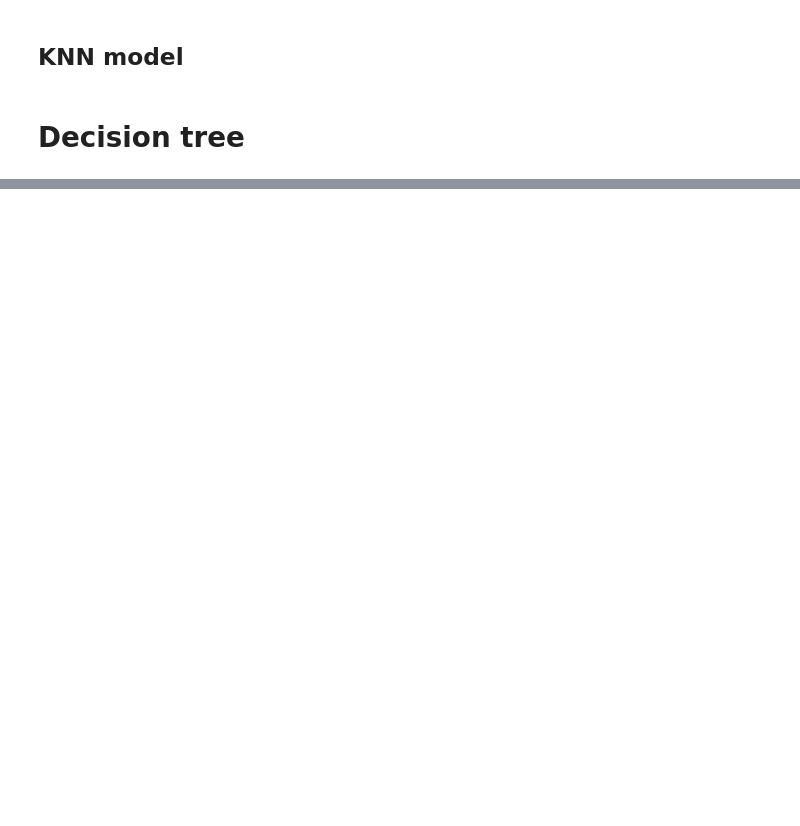
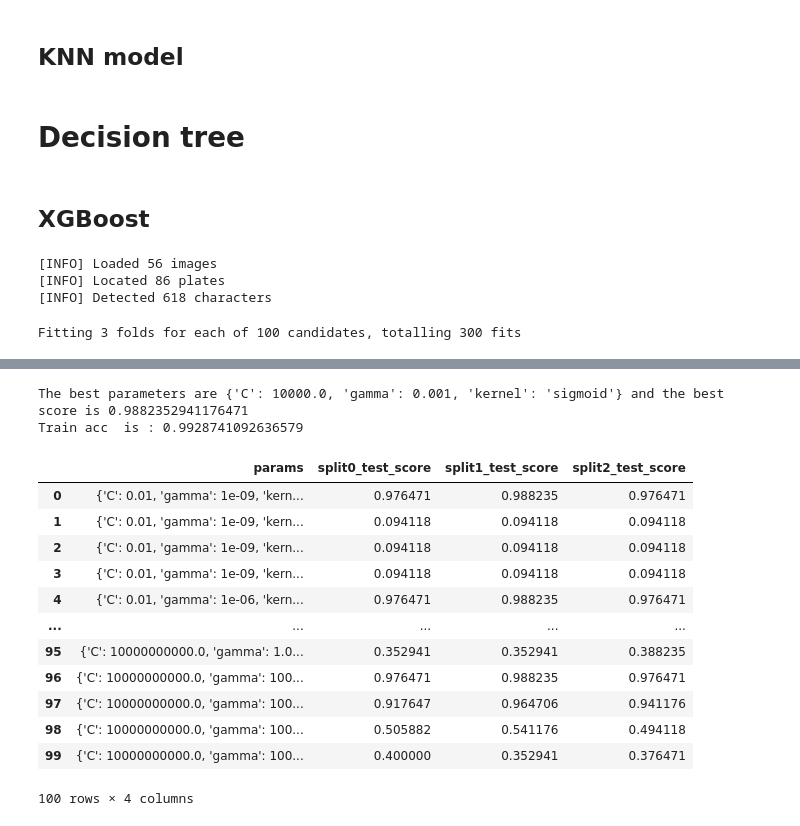
Before and after one commit to Stebf-22/PSIV, a Jupyter notebook: 01-Car_license_detection/Models.ipynb, the cells around one changed output, grey strips where cells are left out. Drawn from its saved outputs; the diff is of its cells as text; code cells hidden in the pictures; blank space fills up the shorter version.

```diff
--- a/01-Car_license_detection/Models.ipynb
+++ b/01-Car_license_detection/Models.ipynb
@@ -159 +183,3 @@ class DTCHandler:
         return self.model.predict(X)
+# %% [markdown]
+## XGBoost
@@ -159,0 +233,29 @@ class DTCHandler:
+# %%
+locator = PlateLocator()
+dataset, names = locator.get_dataset(get_data('data'), 56)
+idx_to_letters = {x: y for x, y in enumerate('WLGVJNBX7853MSDH6C421R90YTFK')}
+X_data = []
+y_data = []
+n_Test = 10
+i = 0
+for element,name in zip(dataset[:len(dataset) - n_Test],names):
+    name_ = name.split('/')[1].replace('.jpg','')
+    for detection in element:
+        if len(detection) == 7:
+            for image,letter in zip(detection, name_) :
+                if letter == 'P':
+                    X_data.append(image)
+                    y_data.append(letter)
+                X_data.append(image)
+                y_data.append(letter)
+# %% [output]
+[INFO] Loaded 56 images
+[INFO] Located 86 plates
+[INFO] Detected 618 characters
+# %%
+# SVC
+svc = SVMCHandler(np.array(X_data), np.array(y_data), n_splits = 3)
+svc.fit(True, True)
+svc.df_Grid()
+# %% [output]
+Fitting 3 folds for each of 100 candidates, totalling 300 fits
@@ -159,0 +267,15 @@ class DTCHandler:
+The best parameters are {'C': 10000.0, 'gamma': 0.001, 'kernel': 'sigmoid'} and the best score is 0.9882352941176471
+Train acc  is : 0.9928741092636579
+|  | params | split0_test_score | split1_test_score | split2_test_score |
+| 0 | {'C': 0.01, 'gamma': 1e-09, 'kern... | 0.976471 | 0.988235 | 0.976471 |
+| 1 | {'C': 0.01, 'gamma': 1e-09, 'kern... | 0.094118 | 0.094118 | 0.094118 |
+| 2 | {'C': 0.01, 'gamma': 1e-09, 'kern... | 0.094118 | 0.094118 | 0.094118 |
+| 3 | {'C': 0.01, 'gamma': 1e-09, 'kern... | 0.094118 | 0.094118 | 0.094118 |
+| 4 | {'C': 0.01, 'gamma': 1e-06, 'kern... | 0.976471 | 0.988235 | 0.976471 |
+| ... | ... | ... | ... | ... |
+| 95 | {'C': 10000000000.0, 'gamma': 1.0... | 0.352941 | 0.352941 | 0.388235 |
+| 96 | {'C': 10000000000.0, 'gamma': 100... | 0.976471 | 0.988235 | 0.976471 |
+| 97 | {'C': 10000000000.0, 'gamma': 100... | 0.917647 | 0.964706 | 0.941176 |
+| 98 | {'C': 10000000000.0, 'gamma': 100... | 0.505882 | 0.541176 | 0.494118 |
+| 99 | {'C': 10000000000.0, 'gamma': 100... | 0.400000 | 0.352941 | 0.376471 |
+100 rows × 4 columns
```
Also changed, not shown: parts of 14 cells of this notebook.
